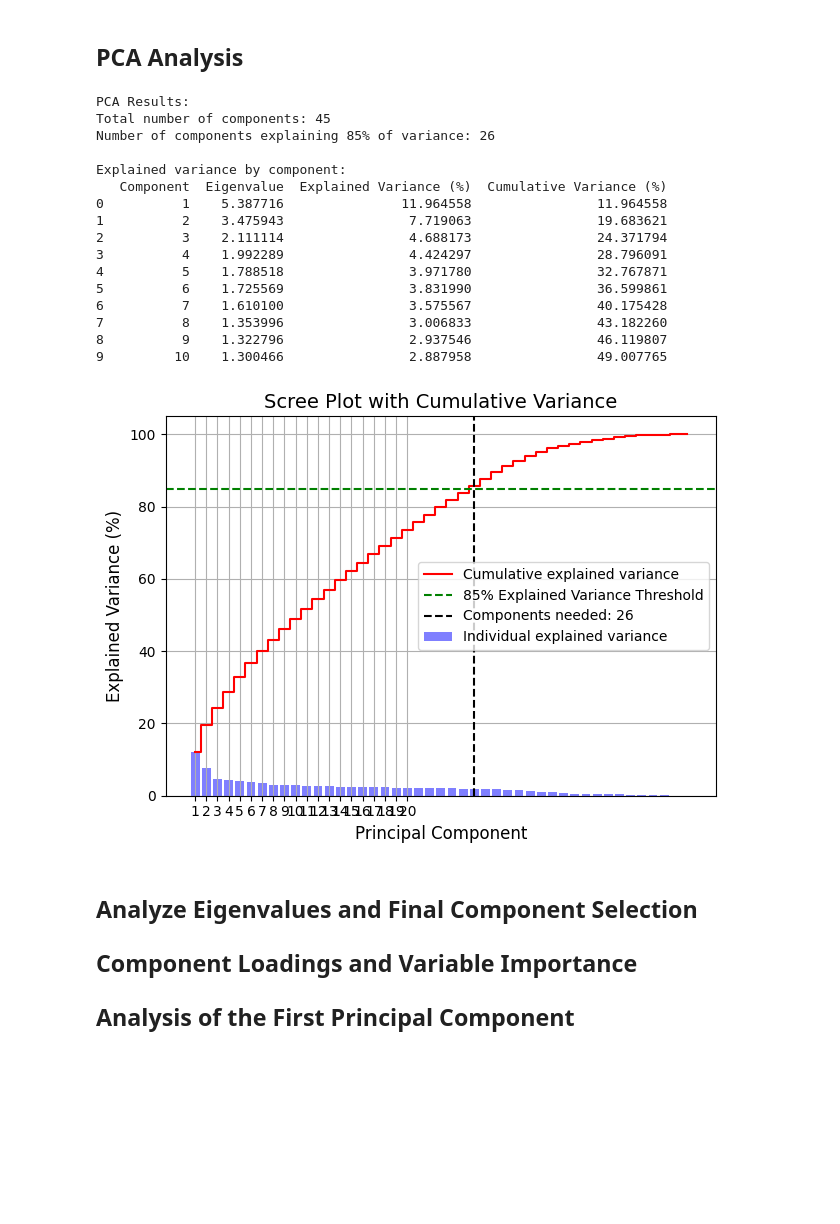
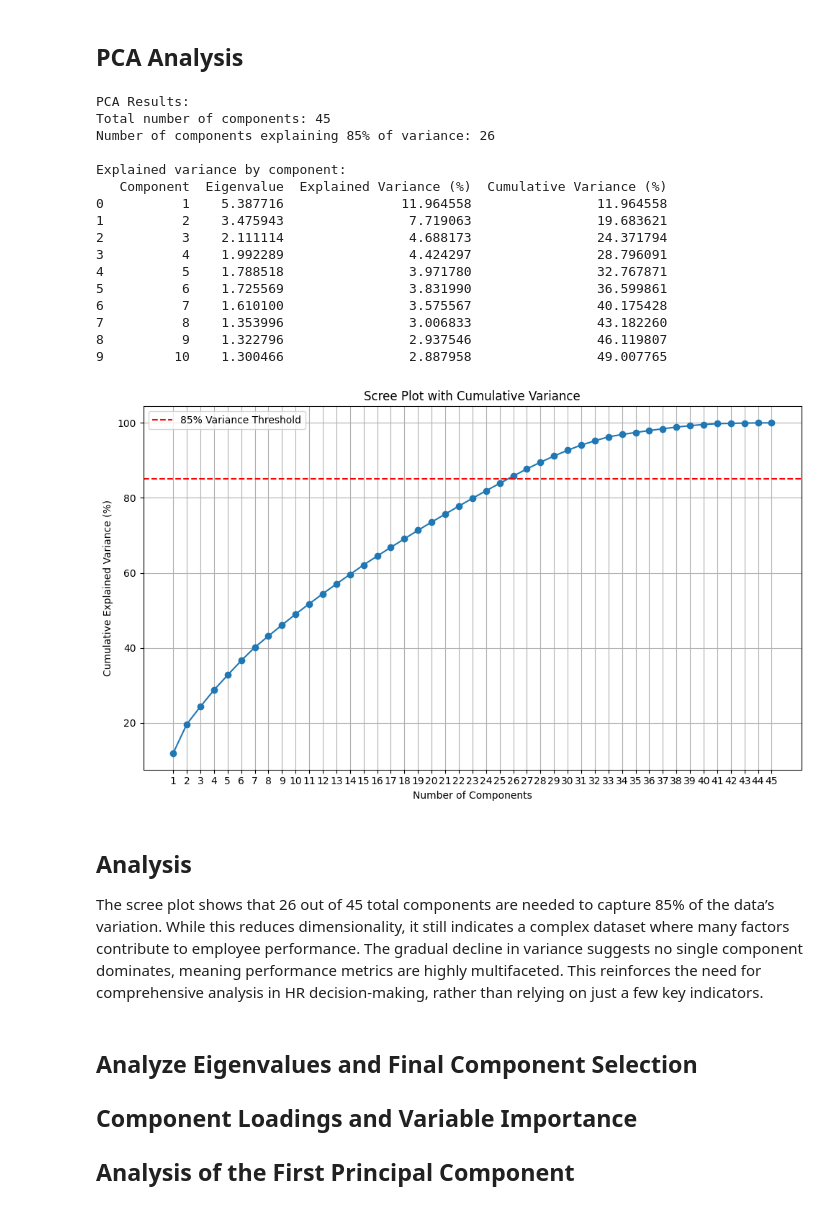
Before and after one commit to gabrielrosendo/CST-425, a Jupyter notebook: Week 8/HR-Analytics/analysis.ipynb, the cells around one changed output. Cells and saved outputs as stored; diff of their text form; code cells hidden in the pictures; blank space fills up the shorter version.

Commit message:
Added analysis

```diff
--- a/Week 8/HR-Analytics/analysis.ipynb
+++ b/Week 8/HR-Analytics/analysis.ipynb
@@ -285,53 +285,45 @@ variance_df = pd.DataFrame({
     'Eigenvalue': pca_full.explained_variance_,
     'Explained Variance (%)': explained_variance * 100,
     'Cumulative Variance (%)': cumulative_variance * 100
 })
 
 print("\nExplained variance by component:")
 print(variance_df.head(10))
 
 # Create a scree plot with cumulative variance
-plt.figure()
-
-# Bar plot for individual explained variance
-plt.bar(range(1, len(explained_variance) + 1), explained_variance * 100, alpha=0.5, color='b', label='Individual explained variance')
-
-# Line plot for cumulative explained variance
-plt.step(range(1, len(explained_variance) + 1), cumulative_variance * 100, where='mid', color='r', label='Cumulative explained variance')
-
-# Add horizontal line at 85%
-plt.axhline(y=85, color='g', linestyle='--', label='85% Explained Variance Threshold')
-
-# Add vertical line at the 85% component threshold
-plt.axvline(x=n_components_85, color='k', linestyle='--', label=f'Components needed: {n_components_85}')
-
-plt.title('Scree Plot with Cumulative Variance', fontsize=14)
-plt.xlabel('Principal Component', fontsize=12)
-plt.ylabel('Explained Variance (%)', fontsize=12)
-plt.xticks(range(1, min(21, len(explained_variance) + 1)))
+plt.figure(figsize=(10, 6))
+plt.plot(range(1, len(explained_variance) + 1), cumulative_variance * 100, marker='o')
+plt.axhline(y=85, color='r', linestyle='--', label='85% Variance Threshold')
+plt.title('Scree Plot with Cumulative Variance')
+plt.xlabel('Number of Components')
+plt.ylabel('Cumulative Explained Variance (%)')
+plt.xticks(range(1, len(explained_variance) + 1))
 plt.legend()
-plt.grid(True)
+plt.grid()
 plt.tight_layout()
 plt.savefig('scree_plot.png', dpi=300)
 plt.show()
 # %% [output]
 PCA Results:
 Total number of components: 45
 Number of components explaining 85% of variance: 26
 
 Explained variance by component:
    Component  Eigenvalue  Explained Variance (%)  Cumulative Variance (%)
 0          1    5.387716               11.964558                11.964558
 1          2    3.475943                7.719063                19.683621
 2          3    2.111114                4.688173                24.371794
 3          4    1.992289                4.424297                28.796091
 4          5    1.788518                3.971780                32.767871
 5          6    1.725569                3.831990                36.599861
 6          7    1.610100                3.575567                40.175428
 7          8    1.353996                3.006833                43.182260
 8          9    1.322796                2.937546                46.119807
 9         10    1.300466                2.887958                49.007765
-[figure, old version]
+[figure, new version]
+# %% [markdown]
+## Analysis
+The scree plot shows that 26 out of 45 total components are needed to capture 85% of the data’s variation. While this reduces dimensionality, it still indicates a complex dataset where many factors contribute to employee performance. The gradual decline in variance suggests no single component dominates, meaning performance metrics are highly multifaceted. This reinforces the need for comprehensive analysis in HR decision-making, rather than relying on just a few key indicators.
 # %% [markdown]
 ## Analyze Eigenvalues and Final Component Selection
 
```
Also changed, not shown: 1 other file.
